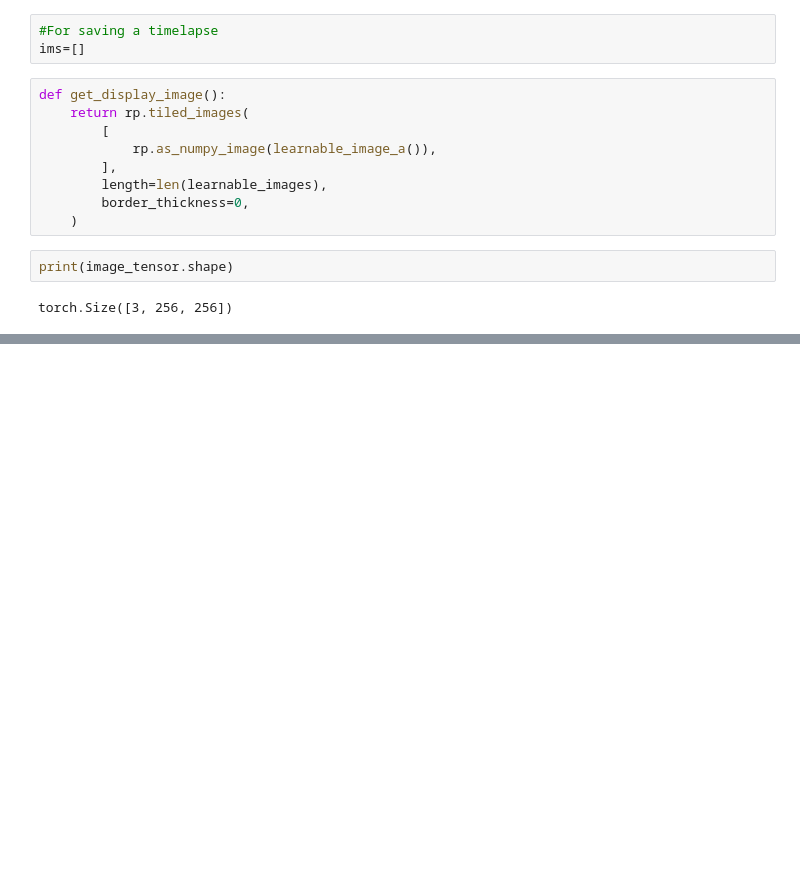
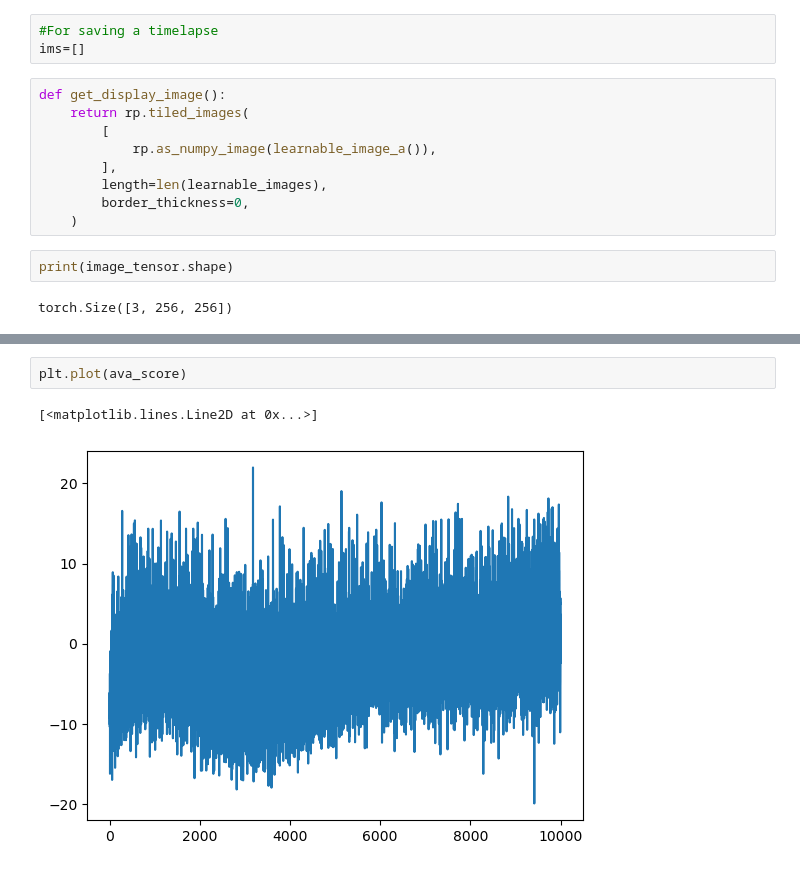
Before and after one commit to DiffusionIllusionCV23/Diffusion-Illusions, a Jupyter notebook: image_prompt.ipynb, the cells around one changed output, grey strips where cells are left out. Drawn from its saved outputs; the diff is of its cells as text; blank space fills up the shorter version.

```diff
--- a/image_prompt.ipynb
+++ b/image_prompt.ipynb
@@ -217,0 +298,5 @@ Saved timelapse to folder: 'untracked/flippy_illusion_runs/o/STFT'
+# %%
+plt.plot(ava_score)
+# %% [output]
+[<matplotlib.lines.Line2D at 0x...>]
+[figure, added]
```
Also changed, not shown: parts of 19 cells of this notebook, 4 other files.
